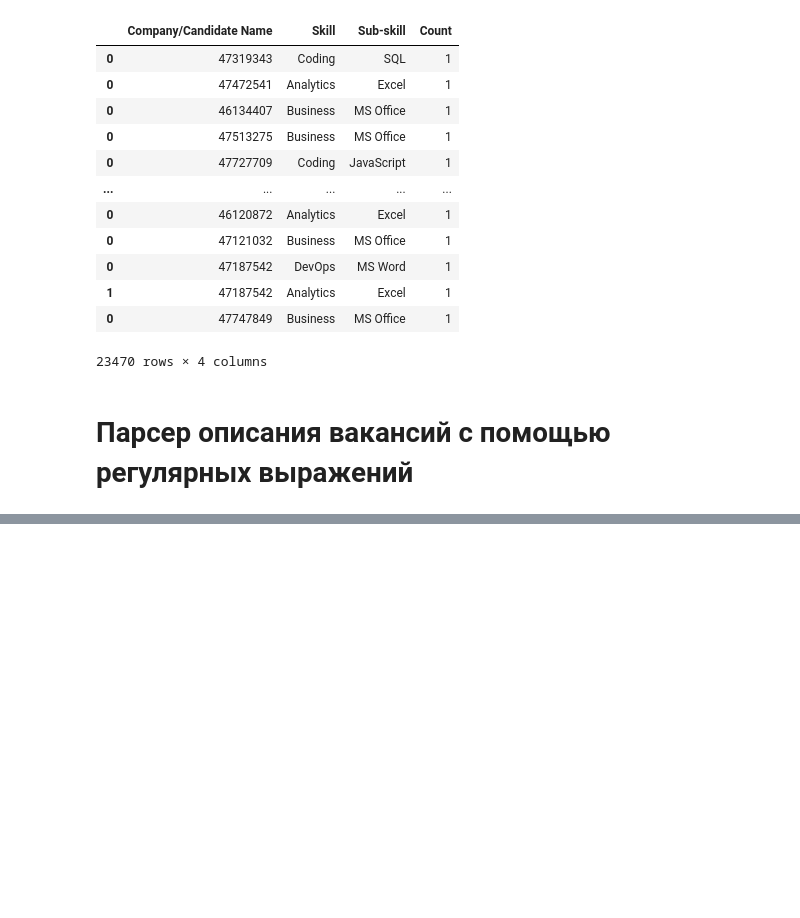
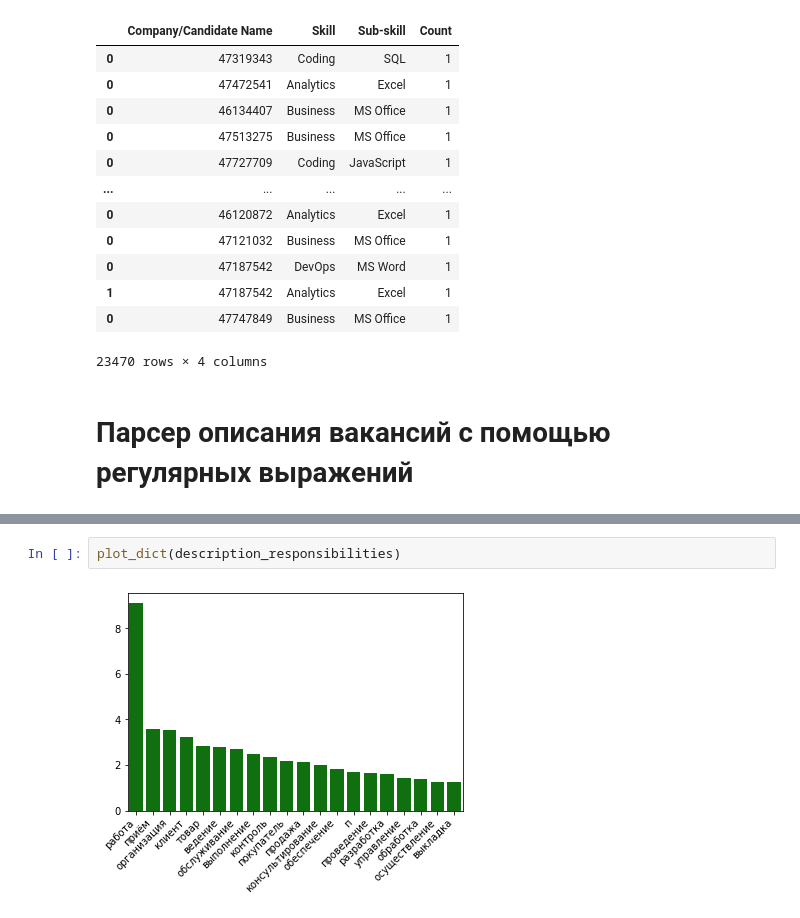
Before and after one commit to alievaliza/MSU_diploma, a Jupyter notebook: notebooks/JD_parser.ipynb, the cells around one changed output, grey strips where cells are left out. Cells and saved outputs as stored; diff of their text form; blank space fills up the shorter version.

```diff
--- a/notebooks/JD_parser.ipynb
+++ b/notebooks/JD_parser.ipynb
@@ -146,0 +245,4 @@ df[['description_responsibilities', 'description_requirements', 'description_con
+# %%
+plot_dict(description_responsibilities)
+# %% [output]
+[figure, added]
```
Also changed, not shown: parts of 31 cells of this notebook.
